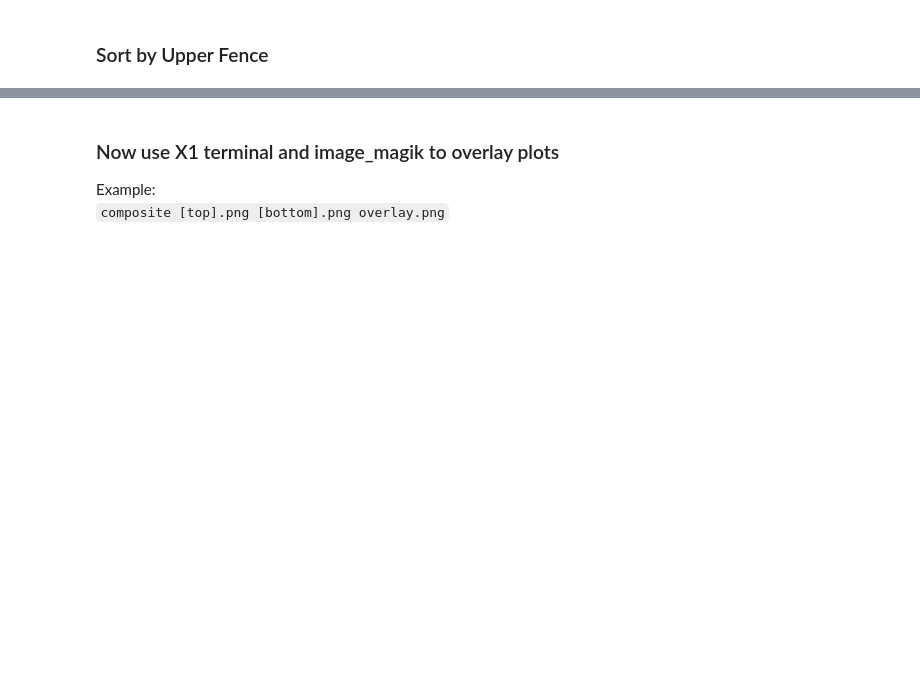
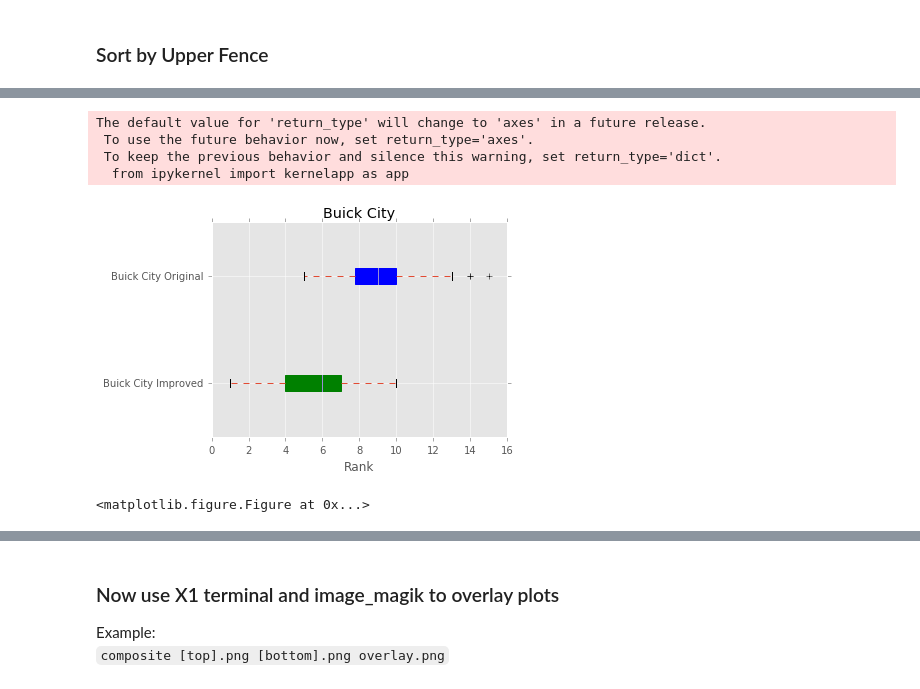
Before and after one commit to smaroukis/site-analysis, a Jupyter notebook: Sensitivity-Analysis-Part-2.ipynb, the cells around one changed output, grey strips where cells are left out. Cells and saved outputs as stored; diff of their text form; code cells hidden in the pictures; blank space fills up the shorter version.

Commit message:
new comparison plots for report

```diff
--- a/Sensitivity-Analysis-Part-2.ipynb
+++ b/Sensitivity-Analysis-Part-2.ipynb
@@ -181,0 +169,27 @@ The default value for 'return_type' will change to 'axes' in a future release.
+# %%
+env_sens = pd.read_csv('results/11-23/data_enviro', index_col=0 )
+# %%
+buick_new = env_sens[['Buick City']]
+buick_new.columns = ['Buick City Improved']
+# %%
+buick_old = baseranks[['Buick City']]
+buick_old.columns = [['Buick City Original']]
+# %%
+flierprops = dict(marker='.', markerfacecolor='blue', alpha=0.6, markersize=6, markeredgecolor='none')
+bp = pd.concat([buick_new, buick_old]).boxplot(vert=0, patch_artist=True)
+colors = ['green', 'blue']
+for patch, color in zip(bp['boxes'], colors):
+    patch.set_color(color)
+plt.tight_layout()
+plt.xlabel('Rank')
+plt.title('Buick City')
+#plt.savefig(r'results/' + today + r'/' + 'Buick City_' + _type + '.png', transparent=True, dpi=1000)
+plt.show()
+plt.gcf().savefig('buick_comparison.png', transparent = True, dpi=1000)
+# %% [output]
+The default value for 'return_type' will change to 'axes' in a future release.
+ To use the future behavior now, set return_type='axes'.
+ To keep the previous behavior and silence this warning, set return_type='dict'.
+  from ipykernel import kernelapp as app
+[figure, added]
+<matplotlib.figure.Figure at 0x...>
```
Also changed, not shown: parts of 11 cells of this notebook, 11 other files.
